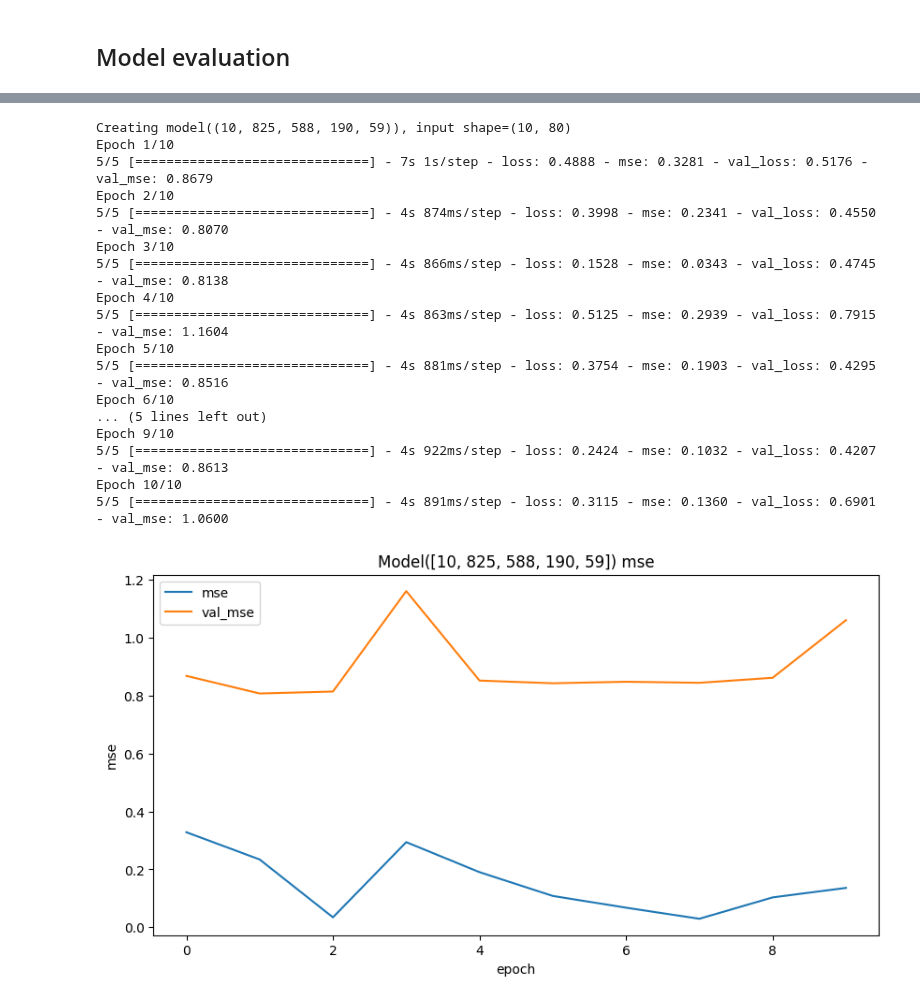
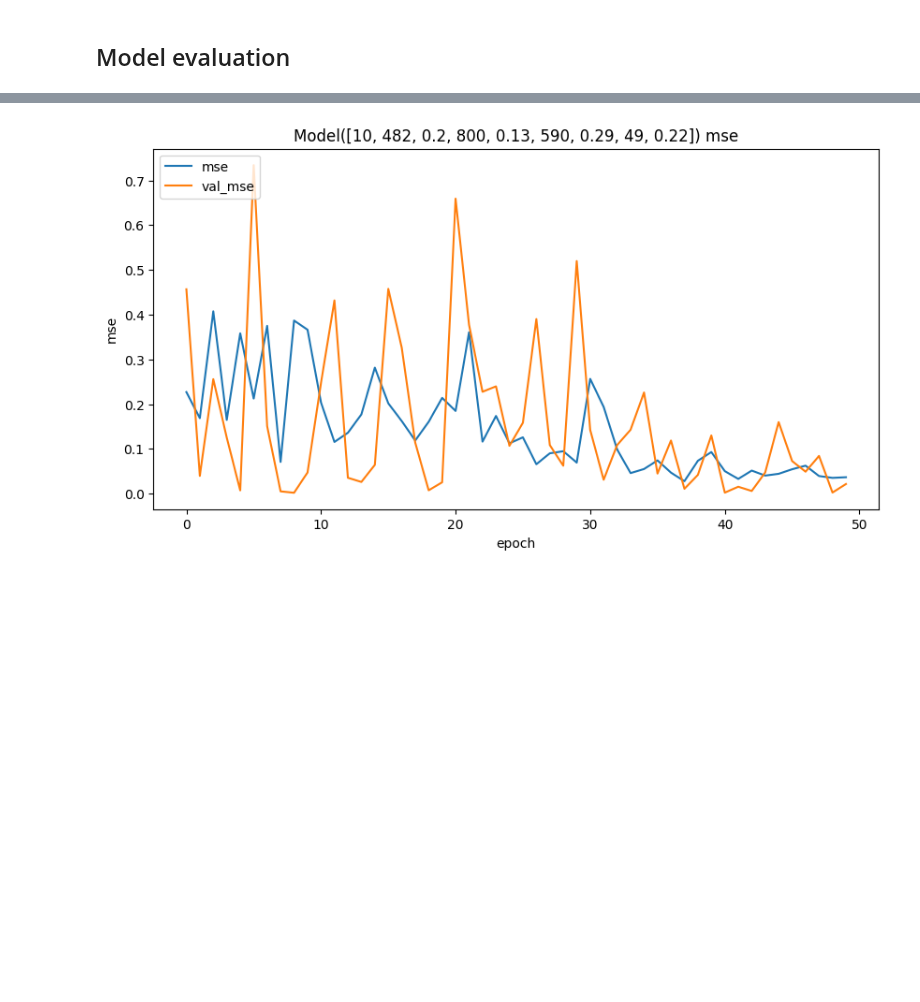
Before and after one commit to DmitryPukhov/pytrade2, a Jupyter notebook: analysis/Predict low high models.ipynb, the cells around one changed output, grey strips where cells are left out. Drawn from its saved outputs; the diff is of its cells as text; code cells hidden in the pictures; blank space fills up the shorter version.

```diff
--- a/analysis/Predict low high models.ipynb
+++ b/analysis/Predict low high models.ipynb
@@ -53,7 +53,8 @@ def read_last_data(strategy, days=1, n=None):
 
 #strategy="SimpleKerasStrategy"
 strategy="LSTMStrategy"
-bidask,X_bot,y_bot = read_last_data(strategy, days=1, n=100000)
+bidask,X_bot,y_bot = read_last_data(strategy, days=1, n=1000000)
+X_bot.tail()
 # %% [output]
 ['./../data/yandex-cloud/LSTMStrategy/Xy/2023-05-24_BTCUSDT_data.csv']
 ['./../data/yandex-cloud/LSTMStrategy/Xy/2023-05-24_BTCUSDT_X.csv']
@@ -190,8 +192,8 @@ import keras_tuner
 def create_tuner_model(hp):
     """ Create model for tuner. Expects X_train, y_train, window_size"""
     model = Sequential()
-    hp_lstm1_units=hp.Int("lstm1_units", min_value=80, max_value=1000)
-    hp_lstm1_dropout=hp.Float("lstm1_dropout", min_value=0, max_value=0.3, step=0.1)
+    hp_lstm1_units=hp.Int("lstm1_units", min_value=4, max_value=1000)
+    hp_lstm1_dropout=hp.Float("lstm1_dropout", min_value=0, max_value=0.3)
 
 #     column_num=X_train.shape[1]
 #     window_sizes=[1,5,10,50]
@@ -203,18 +205,18 @@ def create_tuner_model(hp):
 
     model.add(Dropout(hp_lstm1_dropout))
 
-    hp_lstm2_units=hp.Int("lstm2_units", min_value=40, max_value=1000)
-    hp_lstm2_dropout=hp.Float("lstm2_dropout", min_value=0.1, max_value=0.3, step=0.1)
+    hp_lstm2_units=hp.Int("lstm2_units", min_value=4, max_value=1000)
+    hp_lstm2_dropout=hp.Float("lstm2_dropout", min_value=0, max_value=0.3)
     model.add(LSTM(hp_lstm2_units))
     model.add(Dropout(hp_lstm2_dropout))
 
-    hp_dense1_units=hp.Int("dense1_units", min_value=40, max_value=800)
-    hp_dense1_dropout=hp.Float("dense1_dropout", min_value=0.1, max_value=0.3, step=0.1)
+    hp_dense1_units=hp.Int("dense1_units", min_value=4, max_value=1000)
+    hp_dense1_dropout=hp.Float("dense1_dropout", min_value=0, max_value=0.3)
     model.add(Dense(hp_dense1_units, activation='relu'))
     model.add(Dropout(hp_dense1_dropout))
 
-    hp_dense2_units=hp.Int("dense2_units", min_value=4, max_value=80)
-    hp_dense2_dropout=hp.Float("dense2_dropout", min_value=0.1, max_value=0.3, step=0.1)
+    hp_dense2_units=hp.Int("dense2_units", min_value=4, max_value=100)
+    hp_dense2_dropout=hp.Float("dense2_dropout", min_value=0, max_value=0.3)
     model.add(Dense(hp_dense2_units, activation='relu'))
     model.add(Dropout(hp_dense2_dropout))
 
@@ -322,6 +309,8 @@ _________________________________________________________________
 # %% [markdown]
 ## Model evaluation
 # %%
+import collections
+
 # def create_model_prod(X_train, y_train, window_size):
 #     model = Sequential()
 #     model.add(LSTM(128,  return_sequences=True, input_shape=(window_size, X_train.shape[1])))
@@ -334,23 +323,28 @@ _________________________________________________________________
 #     model.compile(optimizer='adam', loss='mae', metrics=['mse'])
 #     return model
 plot_figsize=(10,5)
-def create_model(X_train, y_train, window_size, lstm1_units, lstm2_units, dense1_units, dense2_units):
+#def create_model(X_train, y_train, window_size, lstm1_units, lstm2_units, dense1_units, dense2_units):
+def create_model(X_train,  y_train, window_size, specs):
+
     # 1200, 132, 44
     # 800, 800, 64
+    input_shape=(window_size, X_train.shape[1])
+    print(f"Creating model({specs}), input shape={input_shape}")
+
     model = Sequential()
-    input_shape=(window_size, X_train.shape[1])
-    print(f"Creating model({window_size, lstm1_units, lstm2_units, dense1_units, dense2_units}), input shape={input_shape}")
 
-    model.add(LSTM(lstm1_units,  return_sequences=True, input_shape=input_shape))
-    model.add(Dropout(0.1))
-    model.add(LSTM(lstm2_units))
-    model.add(Dropout(0.2))
-    model.add(Dense(dense1_units, activation='relu'))
-    model.add(Dropout(0.1))
-    model.add(Dense(dense2_units, activation='relu'))
-    model.add(Dropout(0.2))
+    model.add(LSTM(specs[0],  return_sequences=True, input_shape=input_shape))
+    model.add(Dropout(specs[1]))
+    model.add(LSTM(specs[2]))
+    model.add(Dropout(specs[3]))
+    model.add(Dense(specs[4], activation='relu'))
+    model.add(Dropout(specs[5]))
+    model.add(Dense(specs[6], activation='relu'))
+    model.add(Dropout(specs[7]))
     model.add(Dense(y_train.shape[1], activation='linear')) # linear for regression
+
     model.compile(optimizer='adam', loss='mae', metrics=['mse'])
+    model.summary()
     return model
 
 
@@ -377,7 +371,7 @@ def plot_history(model_name, history, metric=None):
 
 def fit_model(model, train_gen, test_gen):
     # Fit the model
-    epochs=10
+    epochs=50
     steps_per_epoch=5
     history=model.fit(train_gen, validation_data=test_gen, epochs=epochs, steps_per_epoch=steps_per_epoch)
     return history
@@ -386,8 +380,9 @@ def fit_model(model, train_gen, test_gen):
 def evaluate_models(*specs):
     results={}
     for unit_spec in specs:
+        #print(unit_spec)
         window_size=unit_spec[0]
-        model = create_model(X_train, y_train, window_size, unit_spec[1], unit_spec[2], unit_spec[3], unit_spec[4])
+        model = create_model(X_train, y_train, window_size, unit_spec[1:])
 
         train_gen = TimeseriesGenerator(X_train, y_train, length=window_size)
         test_gen = TimeseriesGenerator(X_test, y_test, length=window_size)
@@ -395,10 +390,14 @@ def evaluate_models(*specs):
 
         model_name = f"Model({unit_spec})"
         results[model_name] = history
+    return results
+
+def plot_res(results):
     for model_name in results:
         plot_history(model_name, results[model_name], "mse")
 
 
 # Good: 80, 512, 20
-evaluate_models([10,825,588,190,59])
+base_model_res = evaluate_models([10,482,0.2,800, 0.13, 590, 0.29, 49, 0.22])
+plot_res(base_model_res)
 # %% [output]
@@ -415,18 +421 @@ To enable them in other operations, rebuild TensorFlow with the appropriate comp
-Creating model((10, 825, 588, 190, 59)), input shape=(10, 80)
-Epoch 1/10
-5/5 [==============================] - 7s 1s/step - loss: 0.4888 - mse: 0.3281 - val_loss: 0.5176 - val_mse: 0.8679
-Epoch 2/10
-5/5 [==============================] - 4s 874ms/step - loss: 0.3998 - mse: 0.2341 - val_loss: 0.4550 - val_mse: 0.8070
-Epoch 3/10
-5/5 [==============================] - 4s 866ms/step - loss: 0.1528 - mse: 0.0343 - val_loss: 0.4745 - val_mse: 0.8138
-Epoch 4/10
-5/5 [==============================] - 4s 863ms/step - loss: 0.5125 - mse: 0.2939 - val_loss: 0.7915 - val_mse: 1.1604
-Epoch 5/10
-5/5 [==============================] - 4s 881ms/step - loss: 0.3754 - mse: 0.1903 - val_loss: 0.4295 - val_mse: 0.8516
-Epoch 6/10
-... (5 lines left out)
-Epoch 9/10
-5/5 [==============================] - 4s 922ms/step - loss: 0.2424 - mse: 0.1032 - val_loss: 0.4207 - val_mse: 0.8613
-Epoch 10/10
-5/5 [==============================] - 4s 891ms/step - loss: 0.3115 - mse: 0.1360 - val_loss: 0.6901 - val_mse: 1.0600
-[figure, old version]
+[figure, new version]
```
Also changed, not shown: parts of 8 cells of this notebook, 2 other files.
